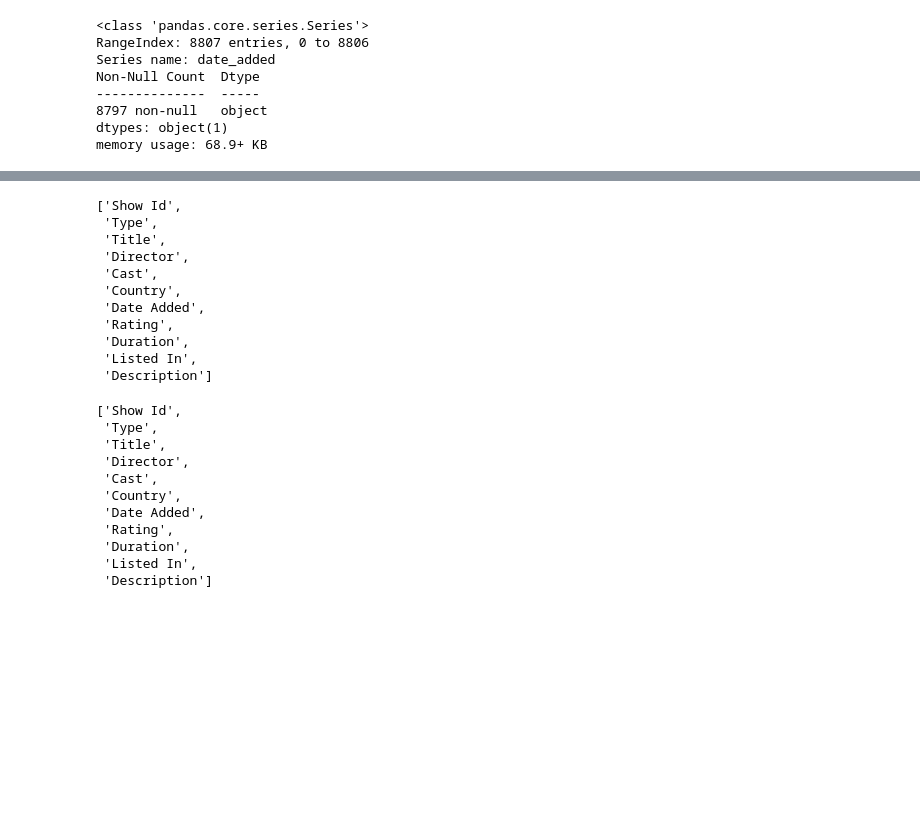
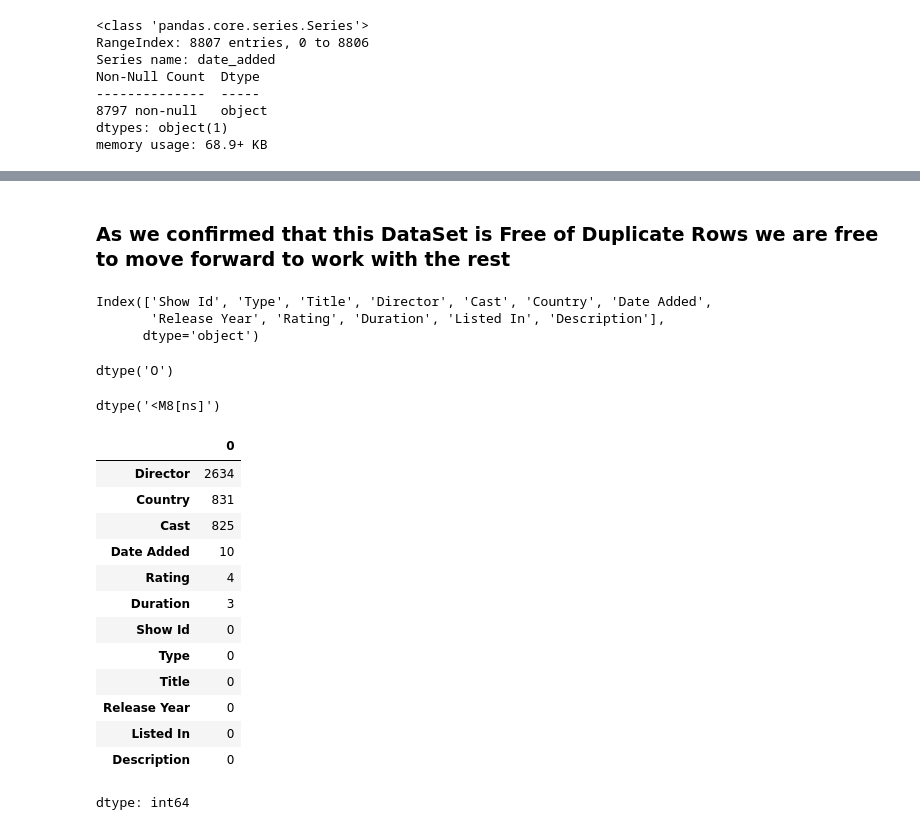
Before and after one commit to mertechcloud/Netflix-Content-Analytics, a Jupyter notebook: Notebooks/02_data_profiling_cleaning.ipynb, the cells around one changed output, grey strips where cells are left out. Saved outputs shown, nothing was run; the diff lists cells and outputs as text; code cells hidden in the pictures; blank space fills up the shorter version.

```diff
--- a/Notebooks/02_data_profiling_cleaning.ipynb
+++ b/Notebooks/02_data_profiling_cleaning.ipynb
@@ -7,6 +12,6 @@ import sqlite3
 # %%
 # Loading the dataset and displaying the first 5 rows
-file_path = '/content/drive/MyDrive/project_source_files/netflix_titles.csv'
+file_path = r'/content/drive/MyDrive/project_source_files/netflix_titles.csv'
 df=pd.read_csv(file_path)
 df.head()
 # %% [output]
@@ -208,5 +205,0 @@ df_cleaned.head(3)
-# %%
-text_columns= df_cleaned.select_dtypes(include=["object", "string"]).columns.tolist()
-for column in text_columns:
-    df_cleaned[column]=df_cleaned[column].str.strip()
-df_cleaned.head(15)
@@ -230,28 +206,41 @@ df_cleaned.head(15)
+# %% [markdown]
+### As we confirmed that this DataSet is Free of Duplicate Rows we are free to move forward to work with the rest
 # %%
-df_cleaned.select_dtypes(include=['object', "string"]).columns.tolist()
+# Clean Text Columns
+text_columns=df_cleaned.select_dtypes(include=['object', "string"]).columns.tolist()
+for ccolumn in text_columns:
+    df_cleaned[ccolumn] = df_cleaned[ccolumn].str.strip().str.title()
+df_cleaned.columns
 # %% [output]
-['Show Id',
- 'Type',
- 'Title',
- 'Director',
- 'Cast',
- 'Country',
- 'Date Added',
- 'Rating',
- 'Duration',
- 'Listed In',
- 'Description']
+Index(['Show Id', 'Type', 'Title', 'Director', 'Cast', 'Country', 'Date Added',
+       'Release Year', 'Rating', 'Duration', 'Listed In', 'Description'],
+      dtype='object')
 # %%
-df_cleaned.select_dtypes(exclude=['float64', "int"]).columns.tolist()
+# Dates Data Type check
+df_cleaned["Date Added"].dtypes
 # %% [output]
-['Show Id',
- 'Type',
- 'Title',
- 'Director',
- 'Cast',
- 'Country',
- 'Date Added',
- 'Rating',
- 'Duration',
- 'Listed In',
- 'Description']
+dtype('O')
+# %%
+# Date Conversion: Convert the "Date Added" column to datetime format for easier analysis and manipulation.
+df_cleaned["Date Added"]=pd.to_datetime(df_cleaned["Date Added"], errors='coerce')
+df_cleaned["Date Added"].dtype
+# %% [output]
+dtype('<M8[ns]')
+# %%
+# Handle Missing Values
+df_cleaned.isnull().sum().sort_values(ascending=False)
+# %% [output]
+|  | 0 |
+| Director | 2634 |
+| Country | 831 |
+| Cast | 825 |
+| Date Added | 10 |
+| Rating | 4 |
+| Duration | 3 |
+| Show Id | 0 |
+| Type | 0 |
+| Title | 0 |
+| Release Year | 0 |
+| Listed In | 0 |
+| Description | 0 |
+dtype: int64
```
Also changed, not shown: parts of 7 cells of this notebook, 3 other files.
